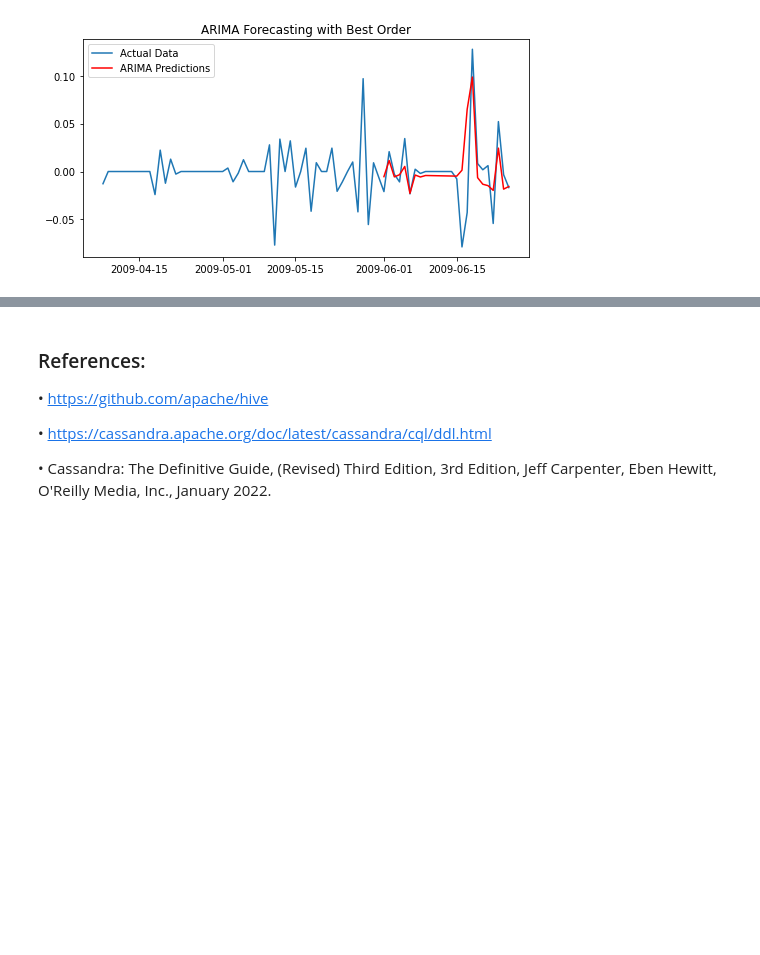
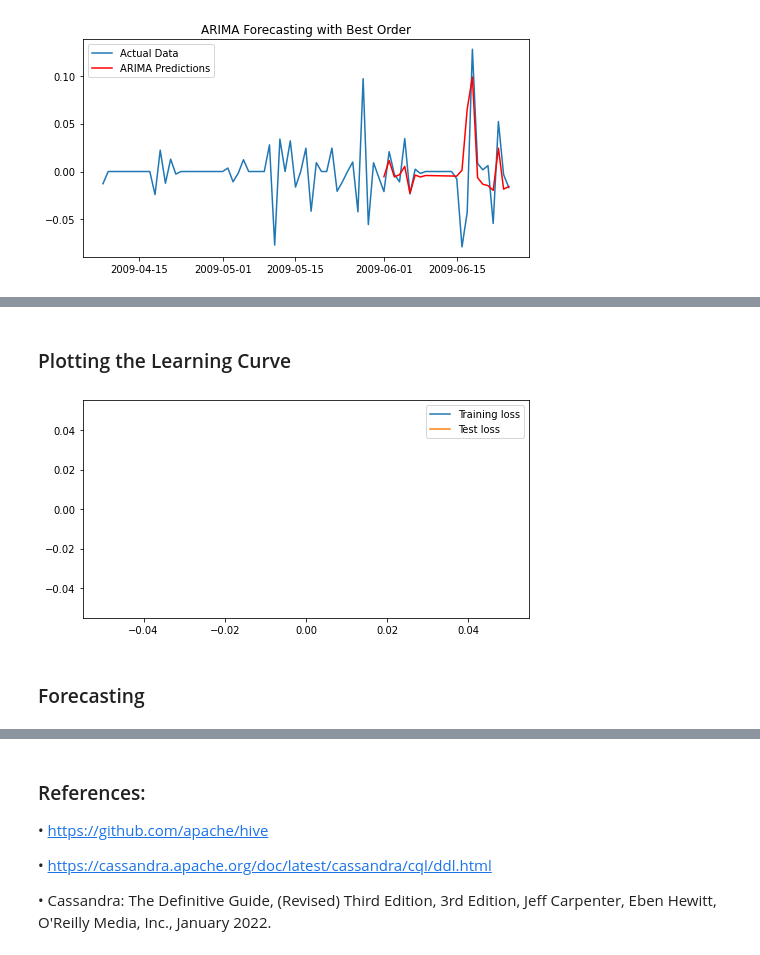
Before and after one commit to CleliaCaetano/CA2_SEM2_ProjectTweets, a Jupyter notebook: MScDataAnalytics_CA2_SEM2_CleliaCaetano.ipynb, the cells around one changed output, grey strips where cells are left out. Drawn from its saved outputs; the diff is of its cells as text; code cells hidden in the pictures; blank space fills up the shorter version.

```diff
--- a/MScDataAnalytics_CA2_SEM2_CleliaCaetano.ipynb
+++ b/MScDataAnalytics_CA2_SEM2_CleliaCaetano.ipynb
@@ -1433,0 +1499,11 @@ Root Mean Squared Error (RMSE): 0.03696263651409014
+# %%
+from sklearn.preprocessing import MinMaxScaler
+
+# Create a scaler and fit it on the training data
+scaler = MinMaxScaler(feature_range=(0, 1))
+scaled_train = scaler.fit_transform(train)
+print(scaled_train[:5])
+
+# Use the same scaler to transform the test data
+scaled_test = scaler.transform(test)
+print(scaled_test[:5])
@@ -1433,0 +1577,3 @@ Root Mean Squared Error (RMSE): 0.03696263651409014
+# %%
+device = torch.device('cuda' if torch.cuda.is_available() else 'cpu')
+print(device)
@@ -1433,0 +1584,15 @@ Root Mean Squared Error (RMSE): 0.03696263651409014
+# %%
+input_size = 1
+num_layers = 2
+hidden_size = 10
+output_size = 1
+
+# Define the model, loss function, and optimizer
+model = LSTMModel(input_size, hidden_size, num_layers).to(device)
+
+loss_fn = torch.nn.MSELoss(reduction='mean')
+
+# Define the optimizer here
+optimizer = torch.optim.Adam(model.parameters(), lr=1e-3)  # Adjust the learning rate as needed
+
+print(model)
@@ -1433,0 +1606,9 @@ Root Mean Squared Error (RMSE): 0.03696263651409014
+# %%
+batch_size = 25
+# Create DataLoader for batch training
+train_dataset = torch.utils.data.TensorDataset(X_train, y_train)
+train_loader = torch.utils.data.DataLoader(train_dataset, batch_size=batch_size, shuffle=True)
+
+# Create DataLoader for batch training
+test_dataset = torch.utils.data.TensorDataset(X_test, y_test)
+test_loader = torch.utils.data.DataLoader(test_dataset, batch_size=batch_size, shuffle=False)
@@ -1433,0 +1671,12 @@ Root Mean Squared Error (RMSE): 0.03696263651409014
+# %% [markdown]
+### Plotting the Learning Curve
+# %%
+x = np.linspace(1,num_epochs,num_epochs)
+plt.plot(x,train_hist,scalex=True, label="Training loss")
+plt.plot(x, test_hist, label="Test loss")
+plt.legend()
+plt.show()
+# %% [output]
+[figure, added]
+# %% [markdown]
+### Forecasting
```
Also changed, not shown: parts of 45 cells of this notebook.
